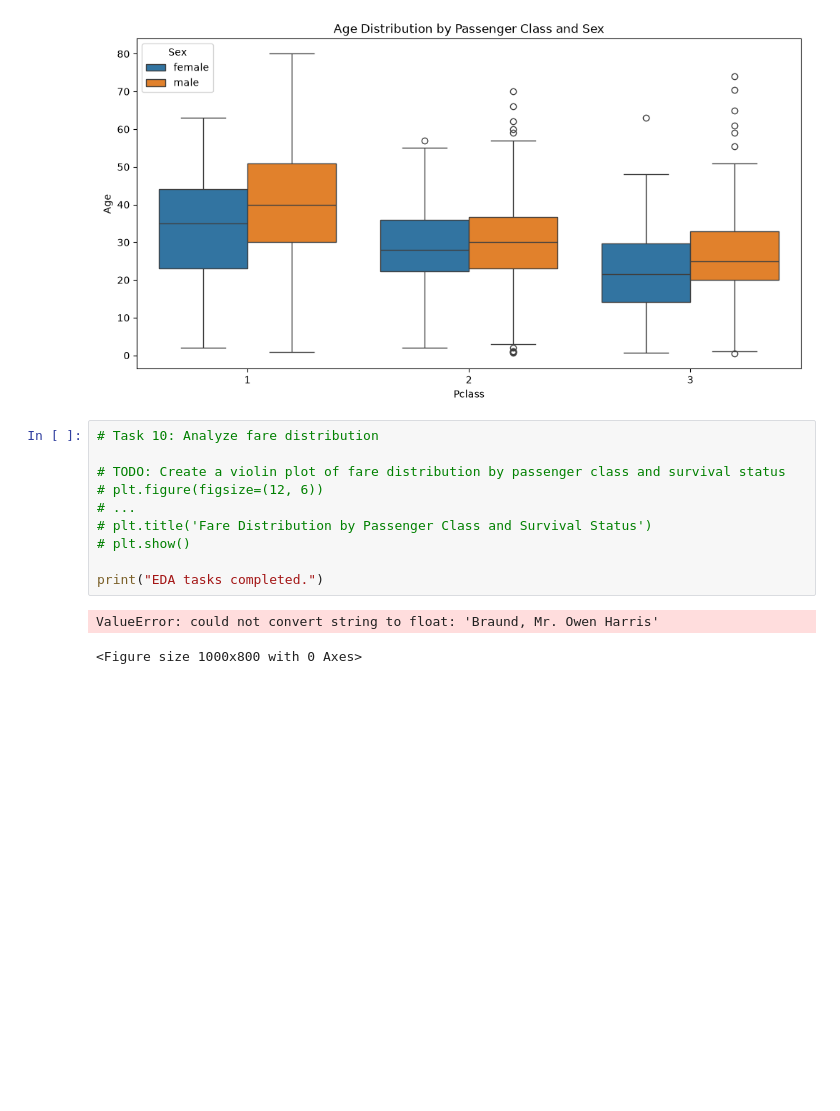
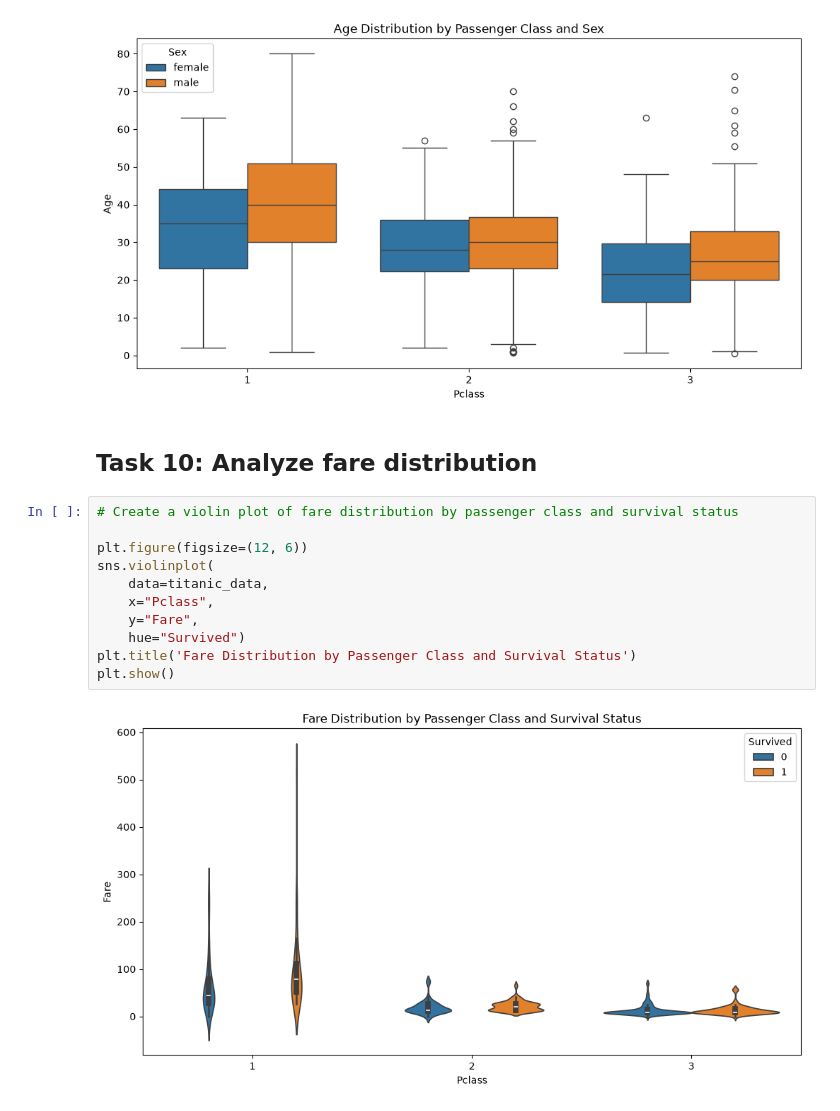
Before and after one commit to Yvesangwa/AI_labs, a Jupyter notebook: Lesson_5_EDA_project/Lesson_5_EDA_project.ipynb, the cells around one changed output. Saved outputs shown, nothing was run; the diff lists cells and outputs as text; blank space fills up the shorter version.

Commit message:
Create a violin plot of fare distribution by passenger class and survival status

```diff
--- a/Lesson_5_EDA_project/Lesson_5_EDA_project.ipynb
+++ b/Lesson_5_EDA_project/Lesson_5_EDA_project.ipynb
@@ -368,16 +368,18 @@ plt.title('Age Distribution by Passenger Class and Sex')
 plt.show()
 # %% [output]
 [figure]
+# %% [markdown]
+## **Task 10: Analyze fare distribution**
 # %%
-# Task 10: Analyze fare distribution
+# Create a violin plot of fare distribution by passenger class and survival status
 
-# TODO: Create a violin plot of fare distribution by passenger class and survival status
-# plt.figure(figsize=(12, 6))
-# ...
-# plt.title('Fare Distribution by Passenger Class and Survival Status')
-# plt.show()
-
-print("EDA tasks completed.")
+plt.figure(figsize=(12, 6))
+sns.violinplot(
+    data=titanic_data,
+    x="Pclass",
+    y="Fare",
+    hue="Survived")
+plt.title('Fare Distribution by Passenger Class and Survival Status')
+plt.show()
 # %% [output]
-ValueError: could not convert string to float: 'Braund, Mr. Owen Harris'
-<Figure size 1000x800 with 0 Axes>
+[figure, added]
```
Also changed, not shown: parts of 1 cell of this notebook.
